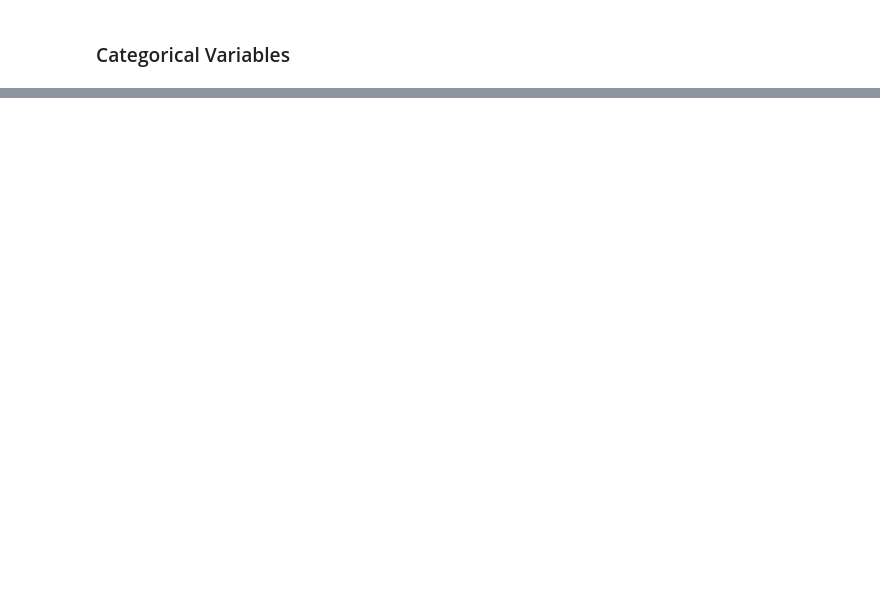
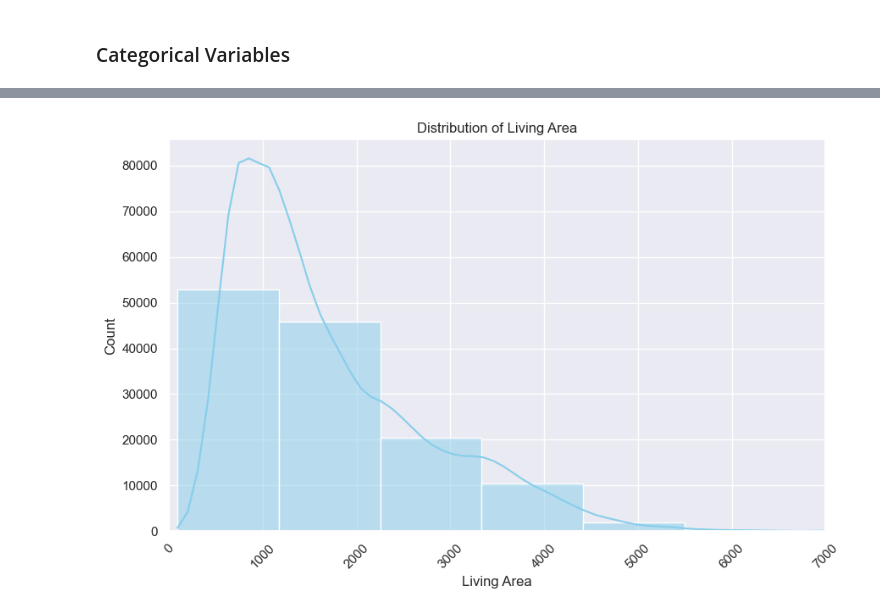
Before and after one commit to sneharaorokkam/Boston-Property-Assesment, a Jupyter notebook: Group1_capstone.ipynb, the cells around one changed output, grey strips where cells are left out. Drawn from its saved outputs; the diff is of its cells as text; code cells hidden in the pictures; blank space fills up the shorter version.

```diff
--- a/Group1_capstone.ipynb
+++ b/Group1_capstone.ipynb
@@ -207,2 +311,3 @@ for col in property_data.columns:
 # %%
-property_data.dropna(subset=['AC_TYPE'],inplace=True)
+property_data['YR_REMODEL'] = property_data['YR_REMODEL'].fillna(property_data['YR_BUILT'])
+property_data.dropna(inplace=True)
@@ -342,0 +586,13 @@ plt.show()
+# %%
+#Distribution of LIVING_AREA
+sns.set(style="darkgrid")
+plt.figure(figsize=(10, 6))
+sns.histplot(data=property_data['LIVING_AREA'], kde=True, color='skyblue', bins=20)
+plt.xlabel('Living Area')
+plt.ylabel('Count')
+plt.title('Distribution of Living Area')
+plt.xticks(rotation=45)
+plt.xlim(0, 7000)  # Set x-axis limits to 0 and 6000
+plt.show()
+# %% [output]
+[figure, added]
```
Also changed, not shown: parts of 74 cells of this notebook, 1 other file.
